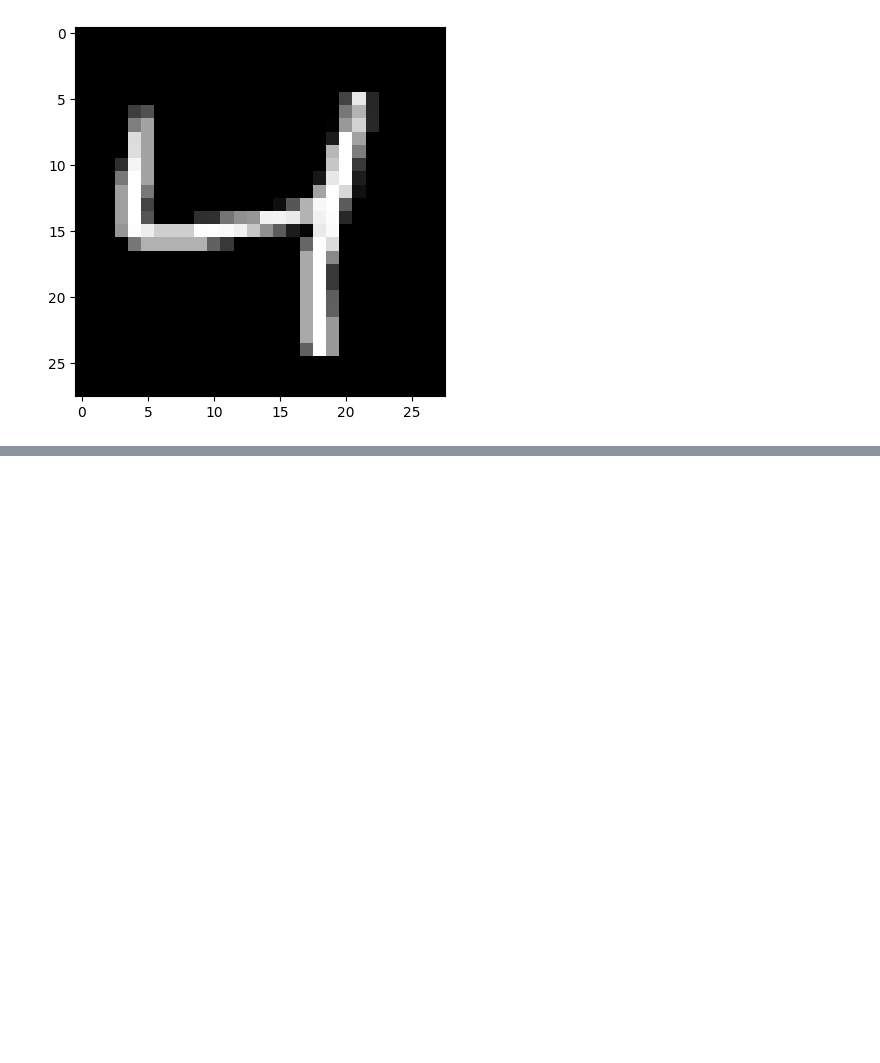
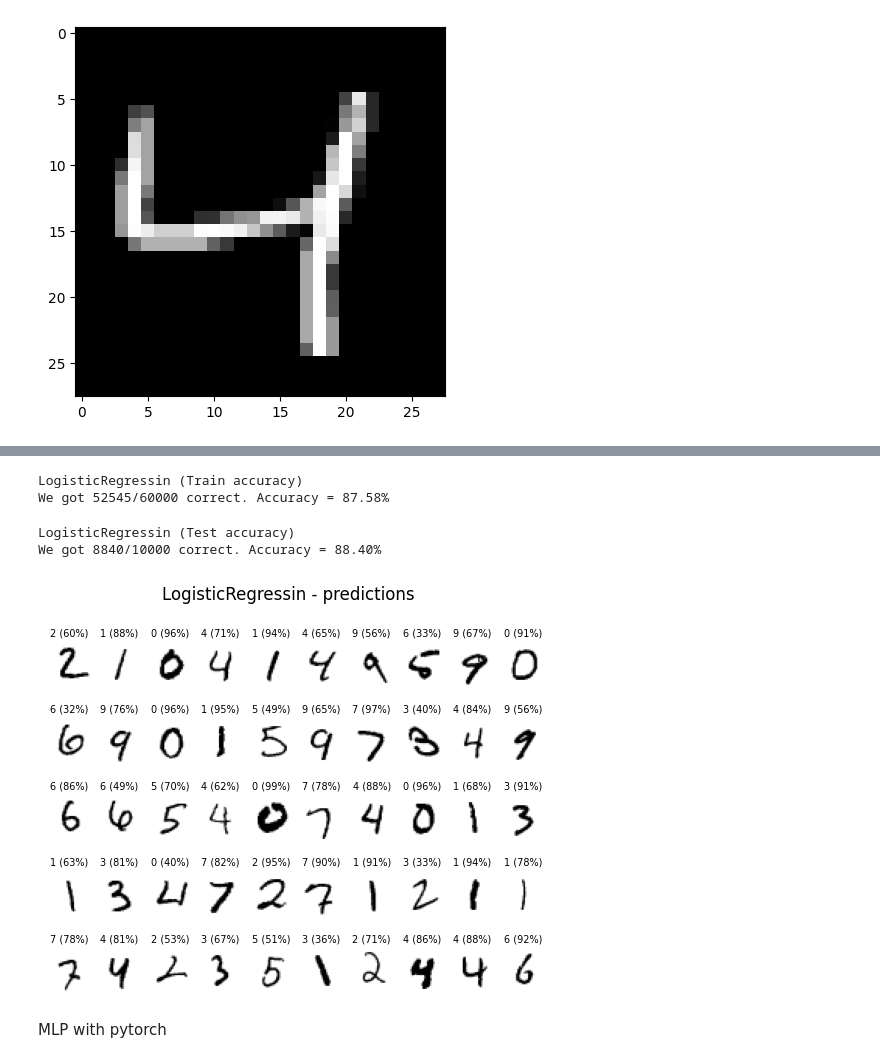
Before and after one commit to 4ursmile/Img-classify, a Jupyter notebook: barekyclassisfy.ipynb, the cells around one changed output, grey strips where cells are left out. Drawn from its saved outputs; the diff is of its cells as text; code cells hidden in the pictures; blank space fills up the shorter version.

```diff
--- a/barekyclassisfy.ipynb
+++ b/barekyclassisfy.ipynb
@@ -58,0 +124,34 @@ def train_model(dataloader,model, init_lr, max_epoch):
+# %%
+print('LogisticRegressin (Train accuracy)')
+model_evaluation(data_loader=train_Loader, model=clf_LR)
+# %% [output]
+LogisticRegressin (Train accuracy)
+We got 52545/60000 correct. Accuracy = 87.58%
+# %%
+print('LogisticRegressin (Test accuracy)')
+model_evaluation(data_loader=test_loader, model=clf_LR)
+# %% [output]
+LogisticRegressin (Test accuracy)
+We got 8840/10000 correct. Accuracy = 88.40%
+# %%
+def Model_plot(datasets, model, imgrow = 10, nrow = 5):
+    fig = plt.figure()
+    for index in range(1, nrow*imgrow + 1):
+        plt.subplot(nrow, imgrow, index)
+        plt.axis('off')
+        plt.imshow(datasets.data[index], cmap='gray_r')
+
+        with torch.no_grad():
+            clf_LR.eval()
+            X = datasets[index][0].reshape(datasets[index][0].shape[0], -1).to(device)
+            _, probs = model(X)
+        title = f'{torch.argmax(probs)} ({torch.max(probs*100):.0f}%)'
+        plt.title(title, fontsize = 7)
+    fig.suptitle('LogisticRegressin - predictions')
+    fig.show()
+# %%
+Model_plot(test_dataset, clf_LR)
+# %% [output]
+[figure, added]
+# %% [markdown]
+MLP with pytorch
```
Also changed, not shown: parts of 37 cells of this notebook, 1 other file.
